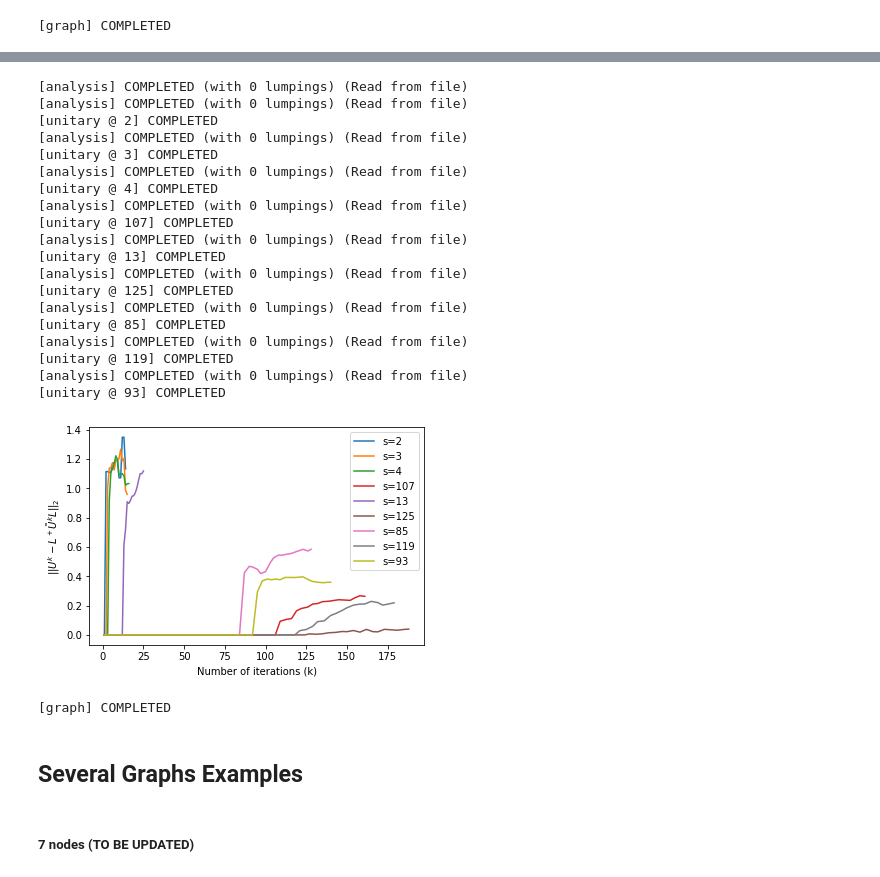
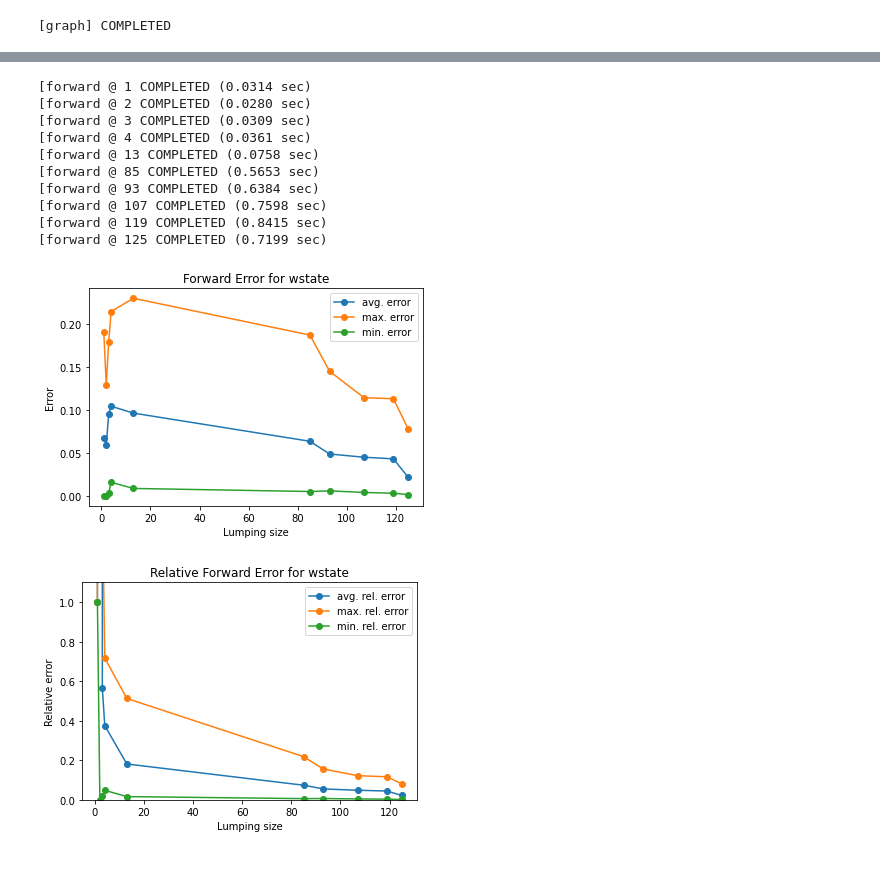
Before and after one commit to Antonio-JP/CLUE, a Jupyter notebook: notebooks/numerical_quantum.ipynb, the cells around one changed output, grey strips where cells are left out. Drawn from its saved outputs; the diff is of its cells as text; code cells hidden in the pictures.

```diff
--- a/notebooks/numerical_quantum.ipynb
+++ b/notebooks/numerical_quantum.ipynb
@@ -633,29 +692,16 @@ generate_error_graph(WS, threshold=threshold)
 [graph] COMPLETED
 # %%
-generate_error_graph(WS, closest_unitary_error, r"\tilde{U}", threshold=threshold)
+generate_error_graph(WS, method=forward_error, threshold=threshold)
 # %% [output]
-[analysis] COMPLETED (with 0 lumpings) (Read from file)
-[analysis] COMPLETED (with 0 lumpings) (Read from file)
-[unitary @ 2] COMPLETED
-[analysis] COMPLETED (with 0 lumpings) (Read from file)
-[unitary @ 3] COMPLETED
-[analysis] COMPLETED (with 0 lumpings) (Read from file)
-[unitary @ 4] COMPLETED
-[analysis] COMPLETED (with 0 lumpings) (Read from file)
-[unitary @ 107] COMPLETED
-[analysis] COMPLETED (with 0 lumpings) (Read from file)
-[unitary @ 13] COMPLETED
-[analysis] COMPLETED (with 0 lumpings) (Read from file)
-[unitary @ 125] COMPLETED
-[analysis] COMPLETED (with 0 lumpings) (Read from file)
-[unitary @ 85] COMPLETED
-[analysis] COMPLETED (with 0 lumpings) (Read from file)
-[unitary @ 119] COMPLETED
-[analysis] COMPLETED (with 0 lumpings) (Read from file)
-[unitary @ 93] COMPLETED
+[forward @ 1 COMPLETED (0.0314 sec)
+[forward @ 2 COMPLETED (0.0280 sec)
+[forward @ 3 COMPLETED (0.0309 sec)
+[forward @ 4 COMPLETED (0.0361 sec)
+[forward @ 13 COMPLETED (0.0758 sec)
+[forward @ 85 COMPLETED (0.5653 sec)
+[forward @ 93 COMPLETED (0.6384 sec)
+[forward @ 107 COMPLETED (0.7598 sec)
+[forward @ 119 COMPLETED (0.8415 sec)
+[forward @ 125 COMPLETED (0.7199 sec)
-[figure, old version]
+[figure, new version]
-[graph] COMPLETED
+[figure, added]
-# %% [markdown]
-## **Several Graphs Examples**
-# %% [markdown]
-##### 7 nodes (TO BE UPDATED)
```
Also changed, not shown: parts of 73 cells of this notebook, 9 other files.
